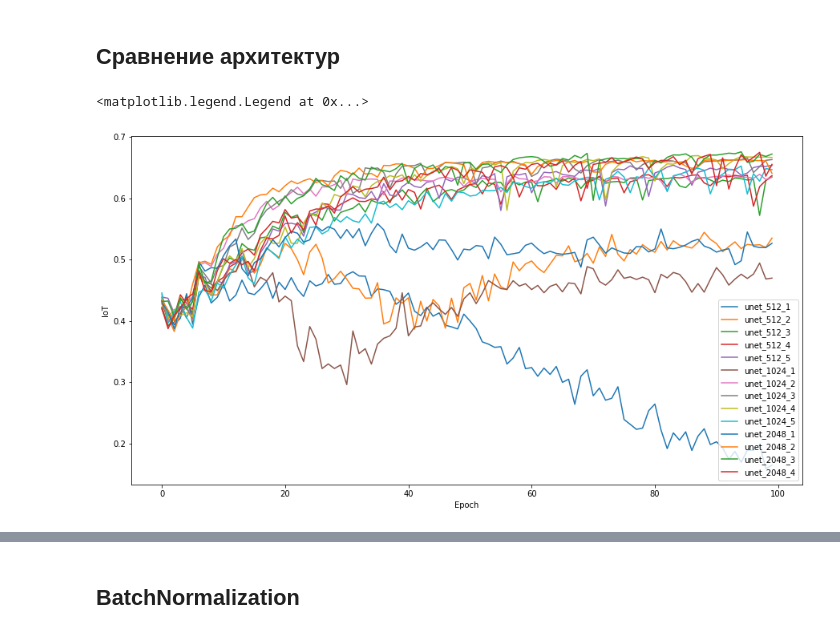
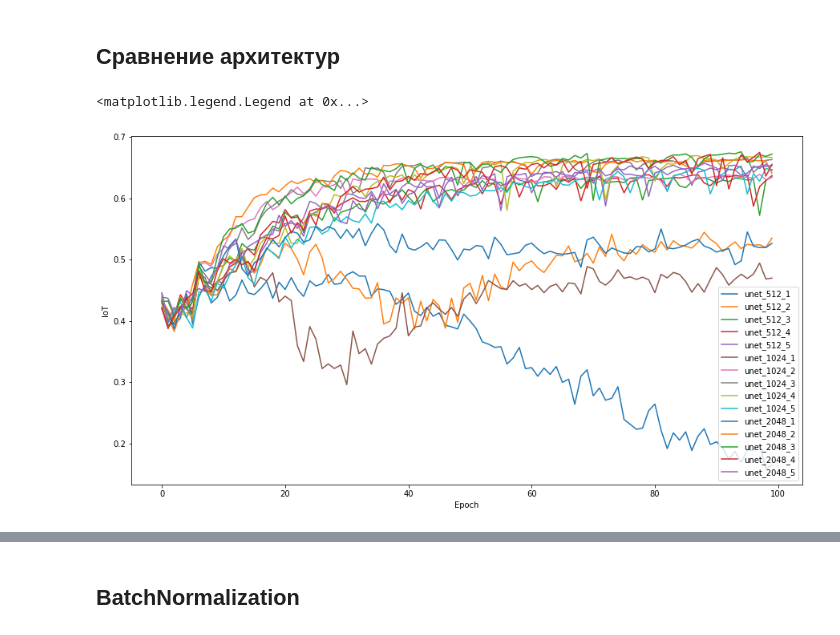
Before and after one commit to RobertVoropaev/InteriorRecognitionSystem, a Jupyter notebook: 6.Metrics.ipynb, the cells around one changed output, grey strips where cells are left out. Drawn from its saved outputs; the diff is of its cells as text; code cells hidden in the pictures.

```diff
--- a/6.Metrics.ipynb
+++ b/6.Metrics.ipynb
@@ -42,7 +42,7 @@ unet_2048_1 = pd.read_csv("callbacks/Unet_2048_1_06.05_19-04/logger.csv")
 unet_2048_2 = pd.read_csv("callbacks/Unet_2048_2_06.06_00-27/logger.csv")
 unet_2048_3 = pd.read_csv("callbacks/Unet_2048_3_06.06_17-04/logger.csv")
 unet_2048_4 = pd.read_csv("callbacks/Unet_2048_4_06.05_19-16/logger.csv")
-#unet_2048_5 = pd.read_csv("callbacks/Unet_2048_5_06.06_14-10/logger.csv")
+unet_2048_5 = pd.read_csv("callbacks/Unet_2048_5_06.10_16-49/logger.csv")
 
 unet_1024_bs_10 = pd.read_csv("callbacks/Unet_1024_3_bs_10_06.08_08-33/logger.csv")
 
@@ -57,6 +57,8 @@ unet_1024_do_02 = pd.read_csv("callbacks/Unet_1024_dropout_3_dp_02_06.07_18-20/l
 unet_1024_do_03 = pd.read_csv("callbacks/Unet_1024_dropout_3_dp_03_06.08_03-44/logger.csv")
 unet_1024_do_04 = pd.read_csv("callbacks/Unet_1024_dropout_3_dp_04_06.08_13-10/logger.csv")
 unet_1024_do_05 = pd.read_csv("callbacks/Unet_1024_dropout_3_dp_05_06.08_22-31/logger.csv")
+
+unet_1024_do_nearest = pd.read_csv("callbacks/Unet_1024_dropout_nearest_3_06.11_15-44/logger.csv")
 # %% [markdown]
 ### Время работы
 # %%
@@ -164,30 +172,30 @@ unet_1024_do_05_max = unet_1024_do_05.val_jaccard_coef.max()
 # %%
 plt.figure(figsize=(15, 8))
 
 plt.plot(unet_512_1.epoch, unet_512_1.val_jaccard_coef, label="unet_512_1")
 plt.plot(unet_512_2.epoch, unet_512_2.val_jaccard_coef, label="unet_512_2")
 plt.plot(unet_512_3.epoch, unet_512_3.val_jaccard_coef, label="unet_512_3")
 plt.plot(unet_512_4.epoch, unet_512_4.val_jaccard_coef, label="unet_512_4")
 plt.plot(unet_512_5.epoch, unet_512_5.val_jaccard_coef, label="unet_512_5")
 
 plt.plot(unet_1024_1.epoch, unet_1024_1.val_jaccard_coef, label="unet_1024_1")
 plt.plot(unet_1024_2.epoch, unet_1024_2.val_jaccard_coef, label="unet_1024_2")
 plt.plot(unet_1024_3.epoch, unet_1024_3.val_jaccard_coef, label="unet_1024_3")
 plt.plot(unet_1024_4.epoch, unet_1024_4.val_jaccard_coef, label="unet_1024_4")
 plt.plot(unet_1024_5.epoch, unet_1024_5.val_jaccard_coef, label="unet_1024_5")
 
 plt.plot(unet_2048_1.epoch, unet_2048_1.val_jaccard_coef, label="unet_2048_1")
 plt.plot(unet_2048_2.epoch, unet_2048_2.val_jaccard_coef, label="unet_2048_2")
 plt.plot(unet_2048_3.epoch, unet_2048_3.val_jaccard_coef, label="unet_2048_3")
 plt.plot(unet_2048_4.epoch, unet_2048_4.val_jaccard_coef, label="unet_2048_4")
-#plt.plot(unet_2048_5.epoch, unet_2048_5.val_jaccard_coef, label="unet_2048_5")
+plt.plot(unet_2048_5.epoch, unet_2048_5.val_jaccard_coef, label="unet_2048_5")
 
 plt.xlabel("Epoch")
 plt.ylabel("IoT")
 plt.legend()
 # %% [output]
 <matplotlib.legend.Legend at 0x...>
-[figure, old version]
+[figure, new version]
 # %%
 time_512 = [unet_512_1_time, unet_512_2_time, unet_512_3_time, unet_512_4_time, unet_512_5_time]
 time_1024 = [unet_1024_1_time, unet_1024_2_time, unet_1024_3_time, unet_1024_4_time, unet_1024_5_time]
```
Also changed, not shown: parts of 8 cells of this notebook, 5 other files.
